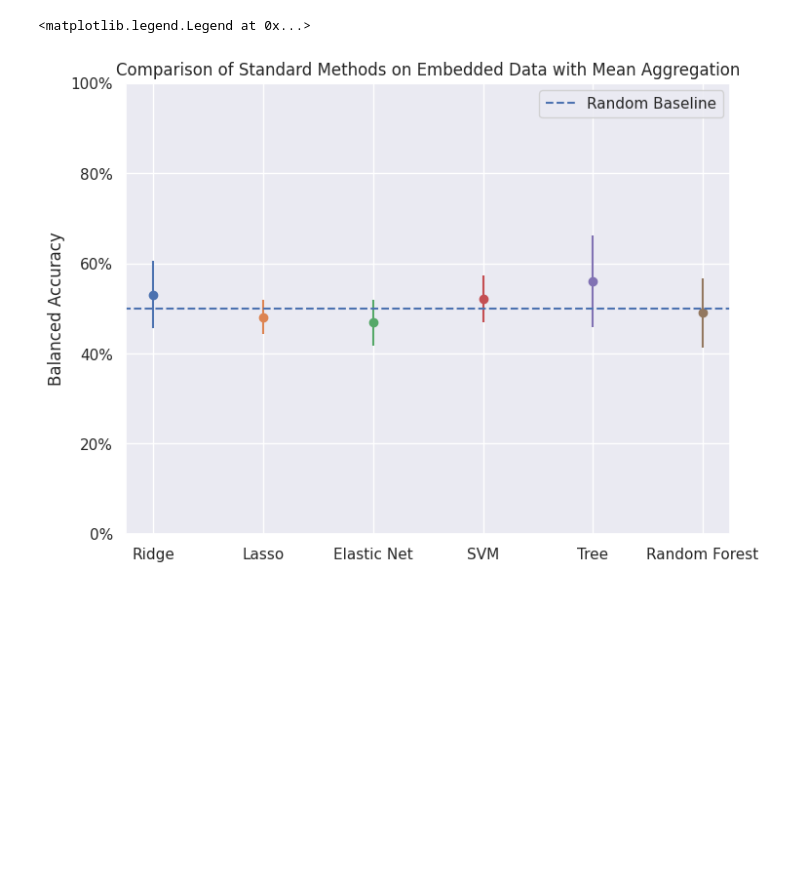
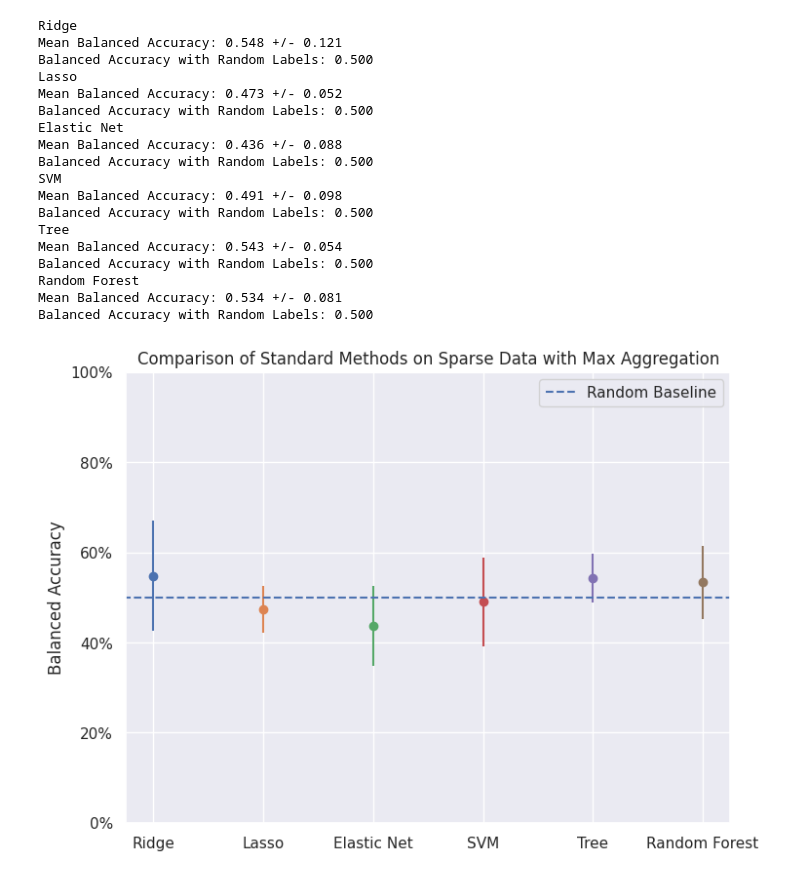
Before and after one commit to ProViktor/lungcell_mil, a Jupyter notebook: notebooks/baseline.ipynb, the cells around one changed output. Drawn from its saved outputs; the diff is of its cells as text; code cells hidden in the pictures; blank space fills up the shorter version.

Commit message:
Refactor baseline

```diff
--- a/notebooks/baseline.ipynb
+++ b/notebooks/baseline.ipynb
@@ -311,30 +148,0 @@ ax.legend()
-# %%
-result_dict = dict()
-clfs = dict()
-options = dict()
-
-options['Ridge'] = RidgeClassifierCV(alphas = (0.001, 0.003, 0.01, 0.03, 0.1, 0.3, 1, 3, 10, 30, 100, 300, 1000), cv = 5, class_weight='balanced', fit_intercept = True)
-options['Lasso'] = LogisticRegressionCV(penalty='l1', Cs = (0.001, 0.003, 0.01, 0.03, 0.1, 0.3, 1, 3, 10, 30, 100, 300, 1000), cv = 5, solver='saga', max_iter = 1000)
-options['Elastic Net'] = LogisticRegressionCV(penalty='elasticnet', Cs = (0.001, 0.003, 0.01, 0.03, 0.1, 0.3, 1, 3, 10, 30, 100, 300, 1000), l1_ratios = [0.1, 0.5, 1], cv = 5, solver='saga', max_iter = 1000)
-options['SVM'] = SVC(C = 100, class_weight='balanced')
-options['Tree'] = DecisionTreeClassifier(max_depth = 30, class_weight='balanced')
-options['Random Forest'] = RandomForestClassifier(n_estimators = 50, max_depth = 5, class_weight='balanced')
-
-
-
-for classifier in options.keys():
-    clf = options[classifier]
-    scores = cross_validate(
-        clf, X_embed_max, y_train, scoring="balanced_accuracy", cv=StratifiedKFold(n_splits=5, shuffle=True)
-    )
-
-    print(classifier)
-    mean = scores["test_score"].mean()
-    sem = stats.sem(scores["test_score"])
-
-    print(f"Mean Balanced Accuracy: {mean:.3f} +/- {sem:.3f}")
-    acc_random = 0.125
-    print(f"Balanced Accuracy with Random Labels: {acc_random:.3f}")
-
-    result_dict[classifier] = (mean, sem)
-    clfs[classifier] = clf
@@ -360,23 +149,22 @@ Balanced Accuracy with Random Labels: 0.125
-# %%
-fig, ax = plt.subplots(figsize = (8, 6))
-
-counter = 0
-for key, value in result_dict.items():
-    ax.scatter(counter, value[0])
-    ax.errorbar(counter, value[0], 1.96*value[1])
-    counter +=1
-
-
-ax.set_ylim((0, 1))
-ax.legend()
-
-ax.set_title("Comparison of Standard Methods on Embedded Data with Mean Aggregation")
-ax.set_xticks(range(len(result_dict.keys())))
-ax.set_xticklabels(result_dict.keys())
-ax.set_ylabel('Balanced Accuracy')
-ax.set_yticklabels(('0%', '20%', '40%', '60%', '80%', '100%'))
-ax.axhline(0.5, xmin=-1, xmax = 5, linestyle = '--', label = 'Random Baseline')
-ax.legend()
-# %% [output]
-<matplotlib.legend.Legend at 0x...>
-[figure, removed]
+# %%
+run_analysis_cv(get_classifiers(), X_sparse_max, y_train, "Comparison of Standard Methods on Sparse Data with Max Aggregation")
+# %% [output]
+Ridge
+Mean Balanced Accuracy: 0.548 +/- 0.121
+Balanced Accuracy with Random Labels: 0.500
+Lasso
+Mean Balanced Accuracy: 0.473 +/- 0.052
+Balanced Accuracy with Random Labels: 0.500
+Elastic Net
+Mean Balanced Accuracy: 0.436 +/- 0.088
+Balanced Accuracy with Random Labels: 0.500
+SVM
+Mean Balanced Accuracy: 0.491 +/- 0.098
+Balanced Accuracy with Random Labels: 0.500
+Tree
+Mean Balanced Accuracy: 0.543 +/- 0.054
+Balanced Accuracy with Random Labels: 0.500
+Random Forest
+Mean Balanced Accuracy: 0.534 +/- 0.081
+Balanced Accuracy with Random Labels: 0.500
+[figure, added]
```
Also changed, not shown: parts of 12 cells of this notebook, 3 other files.
